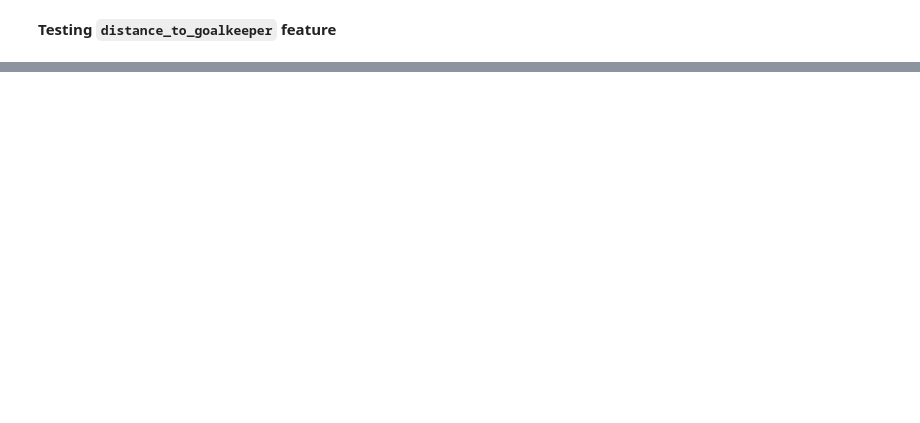
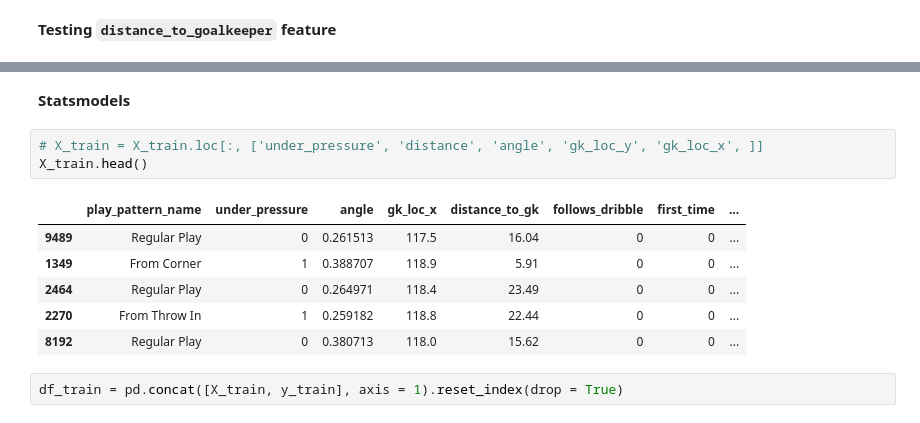
Before and after one commit to faridmusayev/Expected_Goals_Model, a Jupyter notebook: statsbomb/building_model.ipynb, the cells around one changed output, grey strips where cells are left out. Saved outputs shown, nothing was run; the diff lists cells and outputs as text; blank space fills up the shorter version.

```diff
--- a/statsbomb/building_model.ipynb
+++ b/statsbomb/building_model.ipynb
@@ -228,0 +255,14 @@ brier_score_loss(y_valid, xG_predictions)
+# %% [markdown]
+**Statsmodels**
+# %%
+# X_train = X_train.loc[:, ['under_pressure', 'distance', 'angle', 'gk_loc_y', 'gk_loc_x', ]]
+X_train.head()
+# %% [output]
+|  | play_pattern_name | under_pressure | angle | gk_loc_x | distance_to_gk | follows_dribble | first_time | ... |
+| 9489 | Regular Play | 0 | 0.261513 | 117.5 | 16.04 | 0 | 0 | ... |
+| 1349 | From Corner | 1 | 0.388707 | 118.9 | 5.91 | 0 | 0 | ... |
+| 2464 | Regular Play | 0 | 0.264971 | 118.4 | 23.49 | 0 | 0 | ... |
+| 2270 | From Throw In | 1 | 0.259182 | 118.8 | 22.44 | 0 | 0 | ... |
+| 8192 | Regular Play | 0 | 0.380713 | 118.0 | 15.62 | 0 | 0 | ... |
+# %%
+df_train = pd.concat([X_train, y_train], axis = 1).reset_index(drop = True)
```
Also changed, not shown: parts of 20 cells of this notebook, 1 other file.
